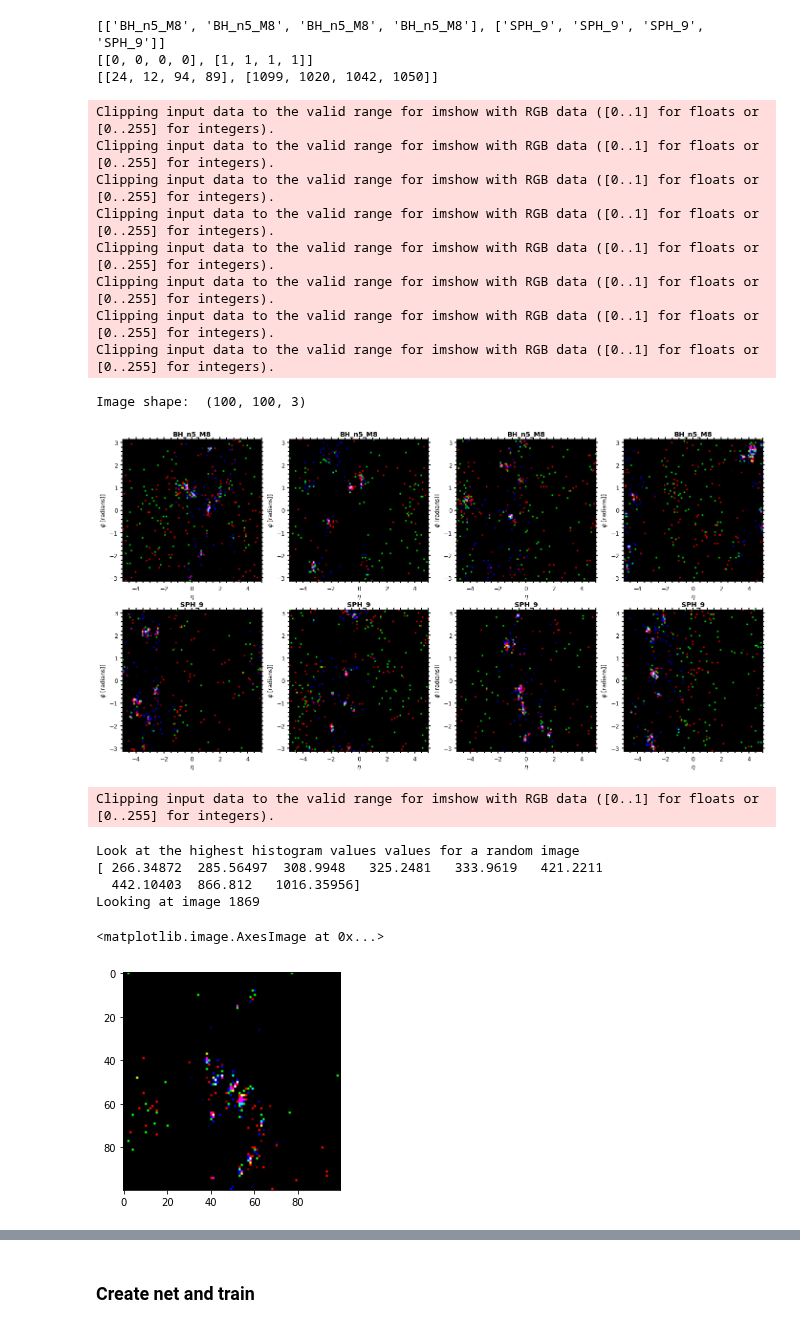
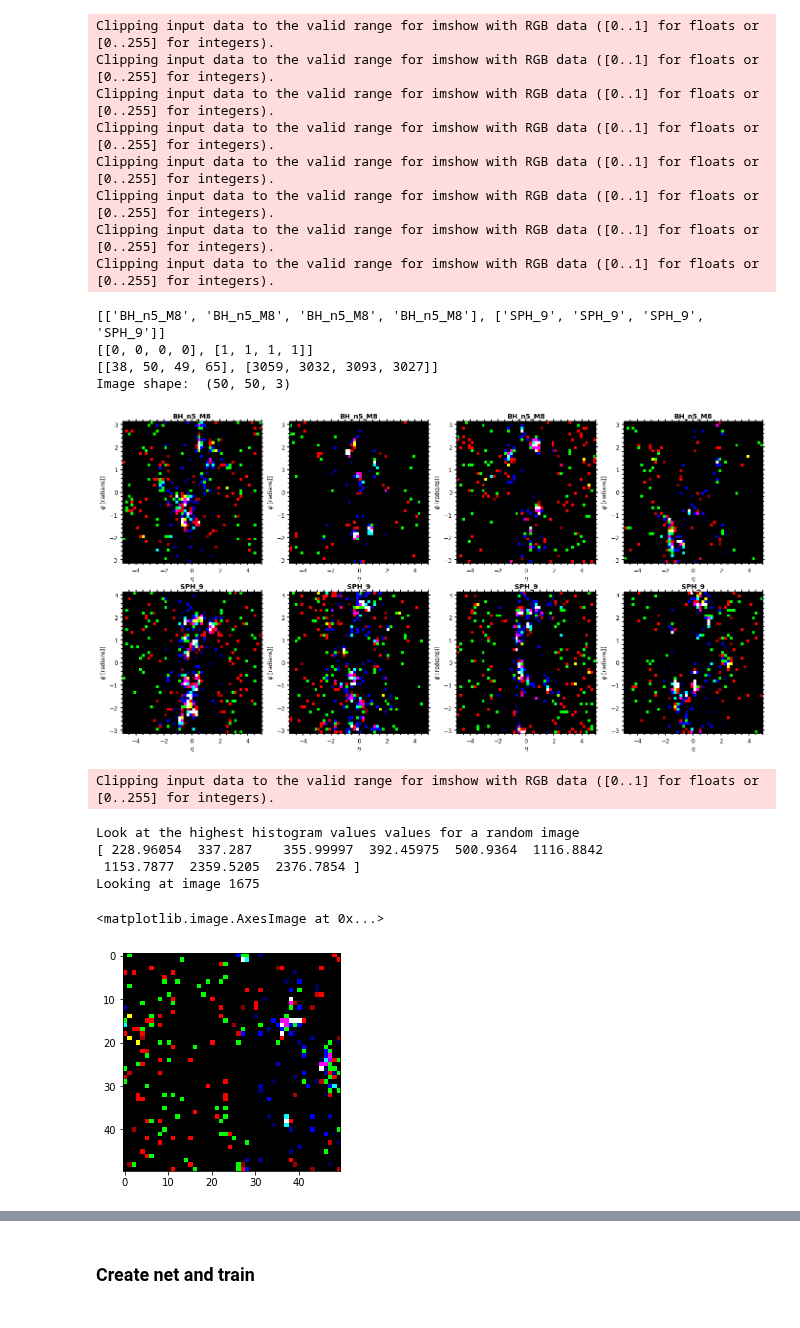
Before and after one commit to choisant/imcalML, a Jupyter notebook: notebooks/resnet.ipynb, the cells around one changed output, grey strips where cells are left out. Cells and saved outputs as stored; diff of their text form; code cells hidden in the pictures.

```diff
--- a/notebooks/resnet.ipynb
+++ b/notebooks/resnet.ipynb
@@ -34,17 +34,19 @@ from imcal import RandomRoll
 from imcal import plot_conf_matrix
 # %%
 #variables controlled by the user. Change these to fit your specific needs.
-TRAIN_N_EVENTS = 1000 #Number of events to process for each class. If higher than the available number of events an exception will be raised.
+TRAIN_N_EVENTS = 10000 #Number of events to process for each class. If higher than the available number of events an exception will be raised.
 TEST_N_EVENTS = 3000 #Number of events to process for each class. If higher than the available number of events an exception will be raised.
-RES = 100 #resolution
+RES = 50 #resolution
 
 #Data specification
-LABELS = ["BH_n5_M8", "SPH_9"]
-TRAIN_FILENAMES = [f"BH_n5_M8_res{RES}_10000_events.h5", f"PP13-Sphaleron-THR9-FRZ15-NB0-NSUBPALL_res{RES}_10000_events.h5"]
-TEST_FILENAMES = [f"BH_n5_M8_res{RES}_3000_events.h5", f"PP13-Sphaleron-THR9-FRZ15-NB0-NSUBPALL_res{RES}_3000_events.h5"]
+LABELS = ["BH_n5_M8", "SPH_9"] #for plotting
 CLASSES = len(LABELS) #The number of output nodes in the net, equal to the number of classes
-TRAIN_DATAPATH = Path(f"/disk/atlas3/data_MC/2dhistograms/sph_BH/training/{RES}/") #The path to the folder containing the training histogram files
-TEST_DATAPATH = Path(f"/disk/atlas3/data_MC/2dhistograms/sph_BH/testing/{RES}/") #The path to the folder containing the testing histogram files
+FILENAMES = ["BH_n5_M8", "PP13-Sphaleron-THR9-FRZ15-NB0-NSUBPALL"]
+FOLDERS = ["BH", "sph"]
+TRAIN_FILENAMES = [f"{name}_res{RES}_10000_events.h5" for name in FILENAMES]
+TEST_FILENAMES = [f"{name}_test_res{RES}_3000_events.h5" for name in FILENAMES]
+TRAIN_DATAPATHS = [f"/disk/atlas3/data_MC/2dhistograms/{FOLDERS[i]}/{RES}/{TRAIN_FILENAMES[i]}" for i in range(CLASSES)] #The path to the folder containing the training histogram files
+TEST_DATAPATHS = [f"/disk/atlas3/data_MC/2dhistograms/{FOLDERS[i]}/{RES}/{TEST_FILENAMES[i]}" for i in range(CLASSES)] #The path to the folder containing the testing histogram files
 
 MODEL_NAME = f'resnet_{str(int(time.time()))}' #A unique name for the model
 print(MODEL_NAME)
@@ -58,11 +60,12 @@ else:
     print("Running on the CPU")
 
 #Data processing
-#filters=["saturate"]
+#filters=["saturate", "normalise"]
 filters=None
 transforms = torch.nn.Sequential(
         torchv.transforms.RandomVerticalFlip(),
         #torchv.transforms.RandomHorizontalFlip(),
+        RandomRoll(0),
         RandomRoll(1)
     )
 #transforms=None
@@ -172,10 +81,14 @@ train_data = load_datasets(trainpaths, DEVICE, TRAIN_N_EVENTS, filters, transfor
 test_data = load_datasets(testpaths, DEVICE, TEST_N_EVENTS, filters, transforms)"""
 
 #load data lazily to not run out of memory, no method to load only part of the data yet
-train_data = Hdf5Dataset(TRAIN_DATAPATH, ["PP13-Sphaleron-THR9-FRZ15-NB0-NSUBPALL", "BH_n5_M8"], DEVICE,
-                        shuffle=True, transform=transforms, event_limit=TRAIN_N_EVENTS)
-test_data = Hdf5Dataset(TEST_DATAPATH, ["PP13-Sphaleron-THR9-FRZ15-NB0-NSUBPALL", "BH_n5_M8"], DEVICE,
-                        shuffle=False, transform=None, event_limit=TEST_N_EVENTS)
+testpaths = [Path(path) for path in TEST_DATAPATHS]
 
+test_data = Hdf5Dataset(testpaths, ["BH_n5_M8_test", "PP13-Sphaleron-THR9-FRZ15-NB0-NSUBPALL_test"], DEVICE,
+                        shuffle=False, filters=filters, transform=None, event_limit=TEST_N_EVENTS)
+
+trainpaths = [Path(path) for path in TRAIN_DATAPATHS]
+train_data = load_datasets(trainpaths, DEVICE, TRAIN_N_EVENTS, filters, transforms)
+#train_data = Hdf5Dataset(trainpaths, ["BH_n5_M8", "PP13-Sphaleron-THR9-FRZ15-NB0-NSUBPALL"], DEVICE,
+                    #shuffle=True, transform=transforms, event_limit=TRAIN_N_EVENTS)
 
 #print(torch.cuda.memory_summary(DEVICE=None, abbreviated=False))
@@ -182,19 +107,19 @@ test_data = Hdf5Dataset(TEST_DATAPATH, ["PP13-Sphaleron-THR9-FRZ15-NB0-NSUBPALL"
 # %%
-view_data(train_data, 4, CLASSES, LABELS, RES, TRAIN_N_EVENTS)
+view_data(test_data, 4, CLASSES, LABELS, RES, TEST_N_EVENTS)
 # %% [output]
-[['BH_n5_M8', 'BH_n5_M8', 'BH_n5_M8', 'BH_n5_M8'], ['SPH_9', 'SPH_9', 'SPH_9', 'SPH_9']]
-[[0, 0, 0, 0], [1, 1, 1, 1]]
-[[24, 12, 94, 89], [1099, 1020, 1042, 1050]]
+Clipping input data to the valid range for imshow with RGB data ([0..1] for floats or [0..255] for integers).
+Clipping input data to the valid range for imshow with RGB data ([0..1] for floats or [0..255] for integers).
+Clipping input data to the valid range for imshow with RGB data ([0..1] for floats or [0..255] for integers).
+Clipping input data to the valid range for imshow with RGB data ([0..1] for floats or [0..255] for integers).
+Clipping input data to the valid range for imshow with RGB data ([0..1] for floats or [0..255] for integers).
+Clipping input data to the valid range for imshow with RGB data ([0..1] for floats or [0..255] for integers).
+Clipping input data to the valid range for imshow with RGB data ([0..1] for floats or [0..255] for integers).
+Clipping input data to the valid range for imshow with RGB data ([0..1] for floats or [0..255] for integers).
-Clipping input data to the valid range for imshow with RGB data ([0..1] for floats or [0..255] for integers).
-Clipping input data to the valid range for imshow with RGB data ([0..1] for floats or [0..255] for integers).
-Clipping input data to the valid range for imshow with RGB data ([0..1] for floats or [0..255] for integers).
-Clipping input data to the valid range for imshow with RGB data ([0..1] for floats or [0..255] for integers).
-Clipping input data to the valid range for imshow with RGB data ([0..1] for floats or [0..255] for integers).
-Clipping input data to the valid range for imshow with RGB data ([0..1] for floats or [0..255] for integers).
-Clipping input data to the valid range for imshow with RGB data ([0..1] for floats or [0..255] for integers).
-Clipping input data to the valid range for imshow with RGB data ([0..1] for floats or [0..255] for integers).
+[['BH_n5_M8', 'BH_n5_M8', 'BH_n5_M8', 'BH_n5_M8'], ['SPH_9', 'SPH_9', 'SPH_9', 'SPH_9']]
+[[0, 0, 0, 0], [1, 1, 1, 1]]
+[[38, 50, 49, 65], [3059, 3032, 3093, 3027]]
+Image shape:  (50, 50, 3)
-Image shape:  (100, 100, 3)
-[figure, old version]
+[figure, new version]
 # %%
 k = np.random.randint(0, len(train_data))
 image = train_data[k][0].cpu()
@@ -206,11 +131,11 @@ plt.imshow(image)
 # %% [output]
 Clipping input data to the valid range for imshow with RGB data ([0..1] for floats or [0..255] for integers).
 Look at the highest histogram values values for a random image
-[ 266.34872  285.56497  308.9948   325.2481   333.9619   421.2211
-  442.10403  866.812   1016.35956]
-Looking at image 1869
+[ 228.96054  337.287    355.99997  392.45975  500.9364  1116.8842
+ 1153.7877  2359.5205  2376.7854 ]
+Looking at image 1675
 <matplotlib.image.AxesImage at 0x...>
-[figure, old version]
+[figure, new version]
 # %%
 #Check augmentation
 transforms = torch.nn.Sequential(
```
Also changed, not shown: parts of 10 cells of this notebook, 12 other files.
